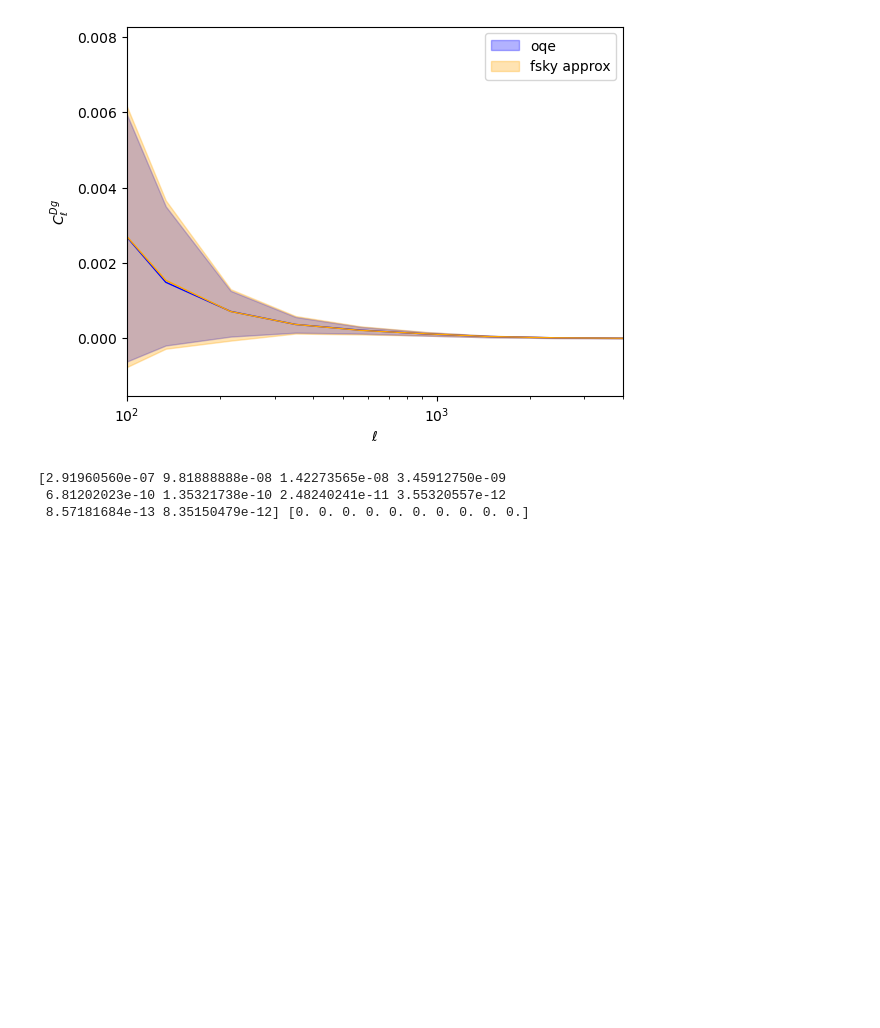
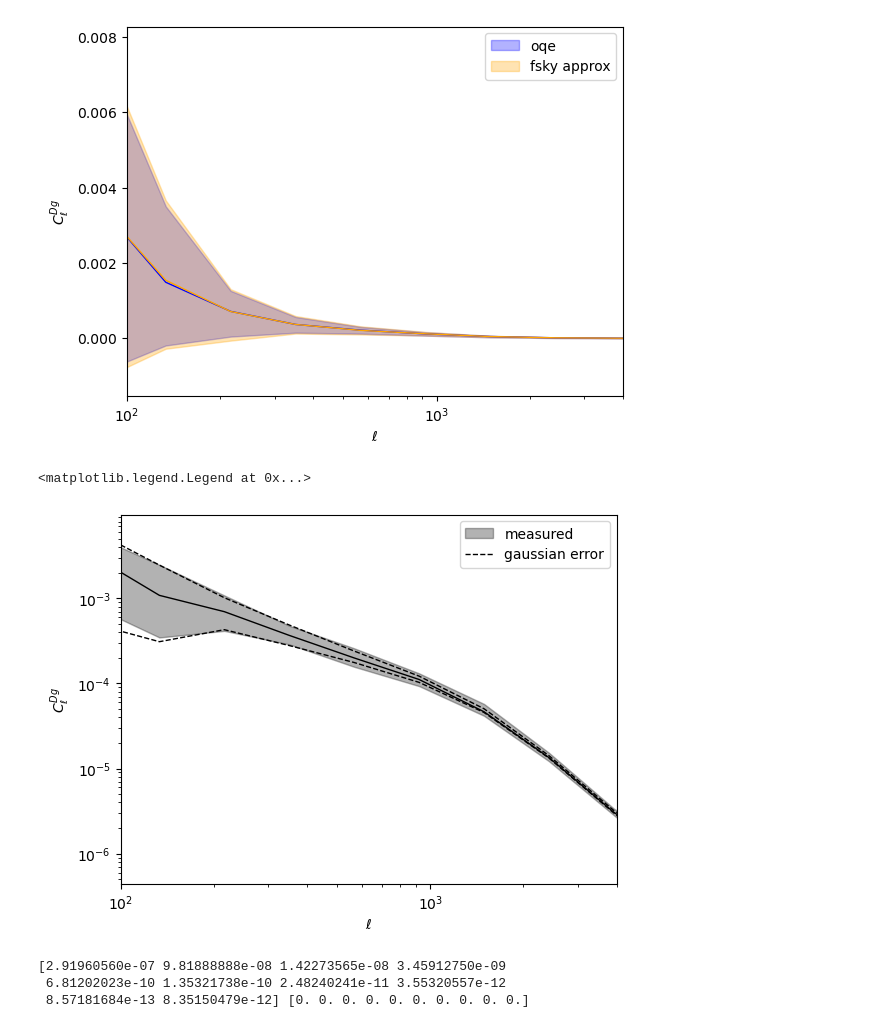
Before and after one commit to aqcheng/illustris_frb, a Jupyter notebook: notebooks/investigate_experiments.ipynb, the cells around one changed output. Cells and saved outputs as stored; diff of their text form; code cells hidden in the pictures; blank space fills up the shorter version.

```diff
--- a/notebooks/investigate_experiments.ipynb
+++ b/notebooks/investigate_experiments.ipynb
@@ -266,6 +294,22 @@ def test_covariance(ClDgs, Clw, ClDw, Clgg=Clgg, ClDD=ClDD, color='blue', ax=Non
     plt.plot(ells, ClDg + gaussian_std, color='pink', ls='--', lw=1)
 
     plt.legend()
+# %%
+# first test without sky mask
+
+midslice_ClDgs = res['midslice']['ClDg']
+midslice_ClDDs = [cross_power_estimator(midslice_DMs[i] - np.mean(midslice_DMs[i]),
+                                        midslice_DMs[i] - np.mean(midslice_DMs[i]), nbins=nbins)[1] for i in range(len(midslice_DMs))]
+midslice_ClDg, midslice_ClDD = np.mean(np.vstack(midslice_ClDgs), axis=0), np.mean(np.vstack(midslice_ClDDs), axis=0)
+DeltaC = np.sqrt((midslice_ClDg**2 + Clgg*midslice_ClDD)/mlambda)
+
+plot_xcorr_trials(ells, midslice_ClDgs, label='measured', ylabel=r'$C_\ell^{Dg}$', yscale='log')
+plt.plot(ells, midslice_ClDg - DeltaC, color='k', ls='--', lw=1, label='gaussian error')
+plt.plot(ells, midslice_ClDg + DeltaC, color='k', ls='--', lw=1)
+plt.legend()
+# %% [output]
+<matplotlib.legend.Legend at 0x...>
+[figure, added]
 # %%
 # let's try scrambled first
 
```
Also changed, not shown: parts of 24 cells of this notebook, 2 other files.
